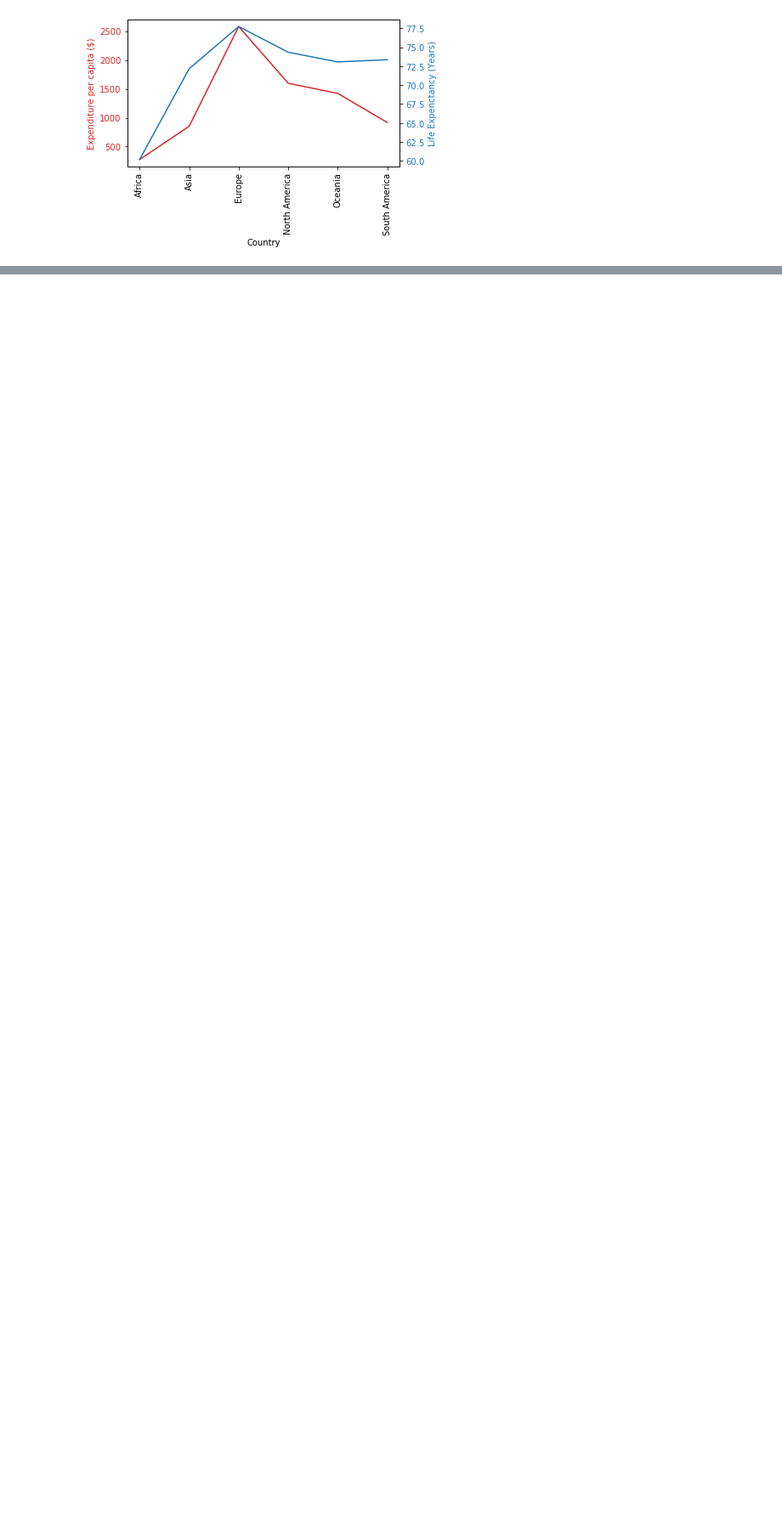
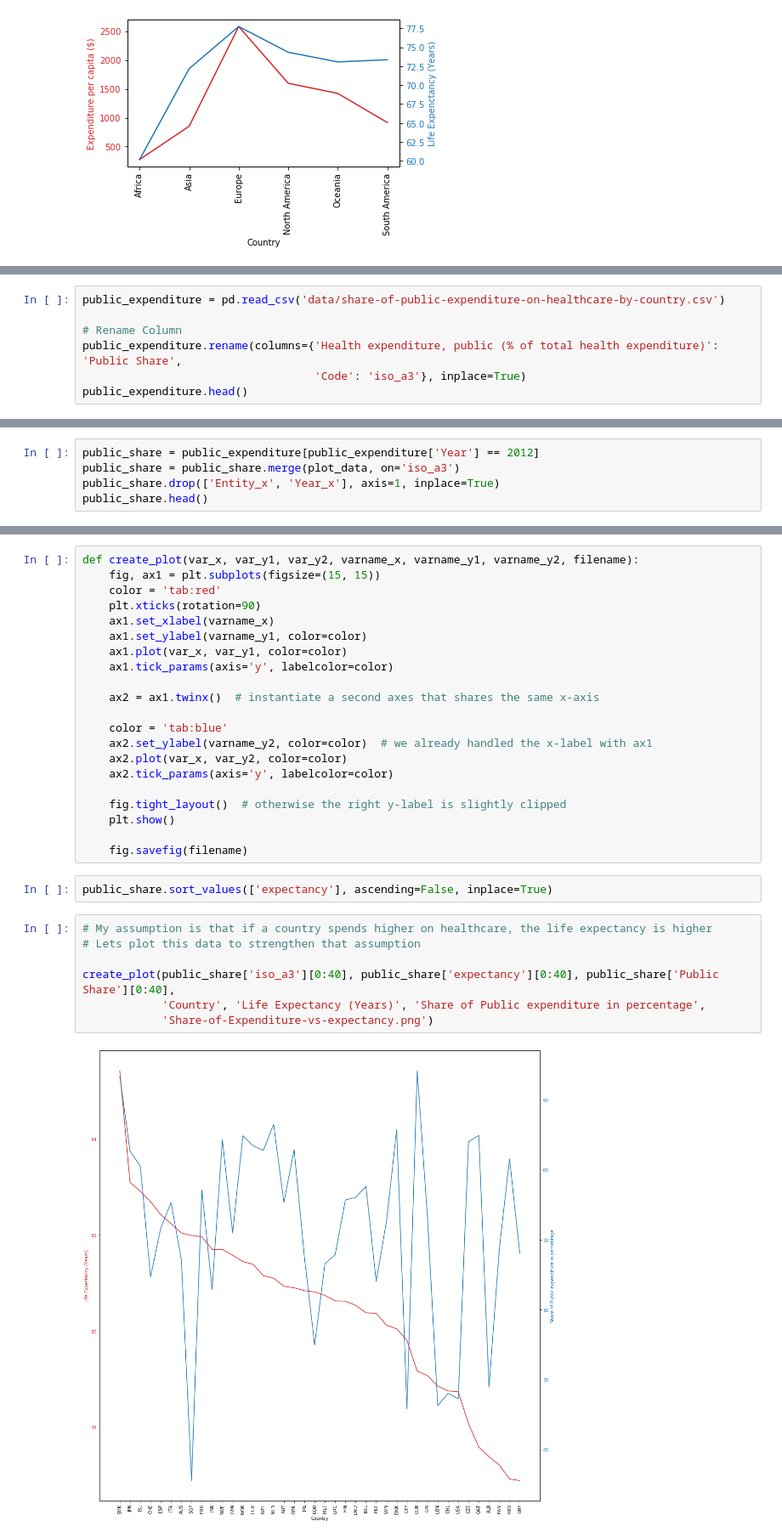
Before and after one commit to abhijeetknayak/Utilities, a Jupyter notebook: Data-Science/Country-Data/life-expectancy.ipynb, the cells around one changed output, grey strips where cells are left out. Shown: that part at 85% size. Drawn from its saved outputs; the diff is of its cells as text; blank space fills up the shorter version.

Commit message:
Using data on share of public expenditure

```diff
--- a/Data-Science/Country-Data/life-expectancy.ipynb
+++ b/Data-Science/Country-Data/life-expectancy.ipynb
@@ -233,0 +236,7 @@ fig.savefig('continent-data.png')
+# %%
+public_expenditure = pd.read_csv('data/share-of-public-expenditure-on-healthcare-by-country.csv')
+
+# Rename Column
+public_expenditure.rename(columns={'Health expenditure, public (% of total health expenditure)': 'Public Share',
+                                   'Code': 'iso_a3'}, inplace=True)
+public_expenditure.head()
@@ -233,0 +250,5 @@ fig.savefig('continent-data.png')
+# %%
+public_share = public_expenditure[public_expenditure['Year'] == 2012]
+public_share = public_share.merge(plot_data, on='iso_a3')
+public_share.drop(['Entity_x', 'Year_x'], axis=1, inplace=True)
+public_share.head()
@@ -233,0 +262,32 @@ fig.savefig('continent-data.png')
+# %%
+def create_plot(var_x, var_y1, var_y2, varname_x, varname_y1, varname_y2, filename):
+    fig, ax1 = plt.subplots(figsize=(15, 15))
+    color = 'tab:red'
+    plt.xticks(rotation=90)
+    ax1.set_xlabel(varname_x)
+    ax1.set_ylabel(varname_y1, color=color)
+    ax1.plot(var_x, var_y1, color=color)
+    ax1.tick_params(axis='y', labelcolor=color)
+
+    ax2 = ax1.twinx()  # instantiate a second axes that shares the same x-axis
+
+    color = 'tab:blue'
+    ax2.set_ylabel(varname_y2, color=color)  # we already handled the x-label with ax1
+    ax2.plot(var_x, var_y2, color=color)
+    ax2.tick_params(axis='y', labelcolor=color)
+
+    fig.tight_layout()  # otherwise the right y-label is slightly clipped
+    plt.show()
+
+    fig.savefig(filename)
+# %%
+public_share.sort_values(['expectancy'], ascending=False, inplace=True)
+# %%
+# My assumption is that if a country spends higher on healthcare, the life expectancy is higher
+# Lets plot this data to strengthen that assumption
+
+create_plot(public_share['iso_a3'][0:40], public_share['expectancy'][0:40], public_share['Public Share'][0:40],
+            'Country', 'Life Expectancy (Years)', 'Share of Public expenditure in percentage',
+            'Share-of-Expenditure-vs-expectancy.png')
+# %% [output]
+[figure, added]
```
Also changed, not shown: parts of 3 cells of this notebook.
